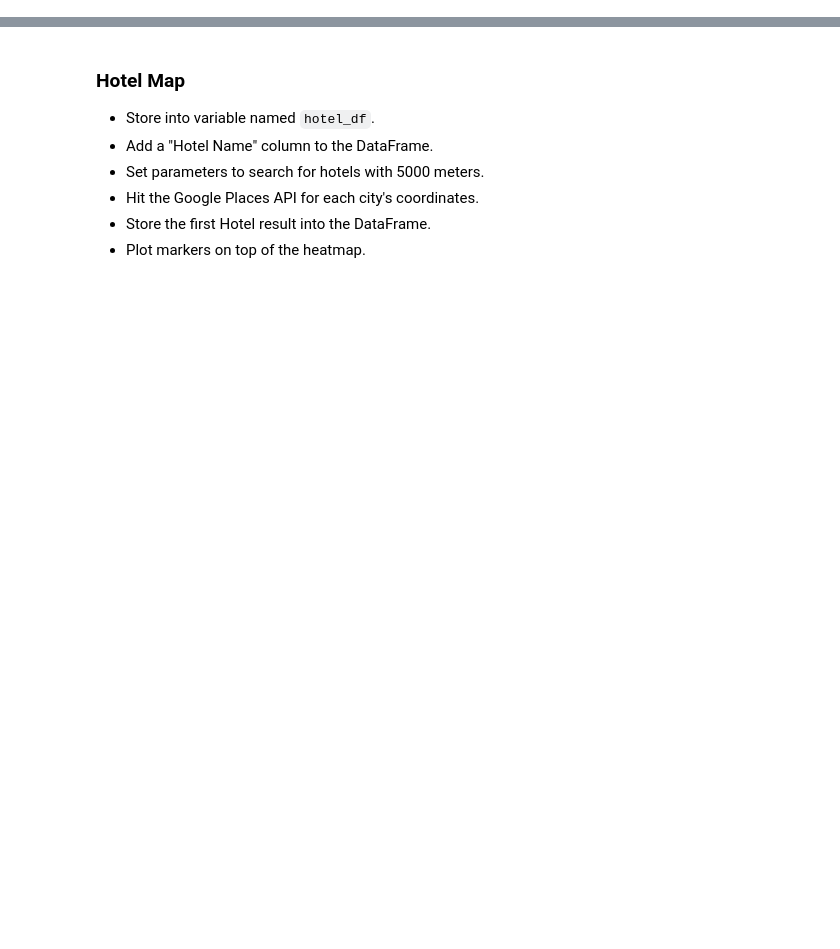
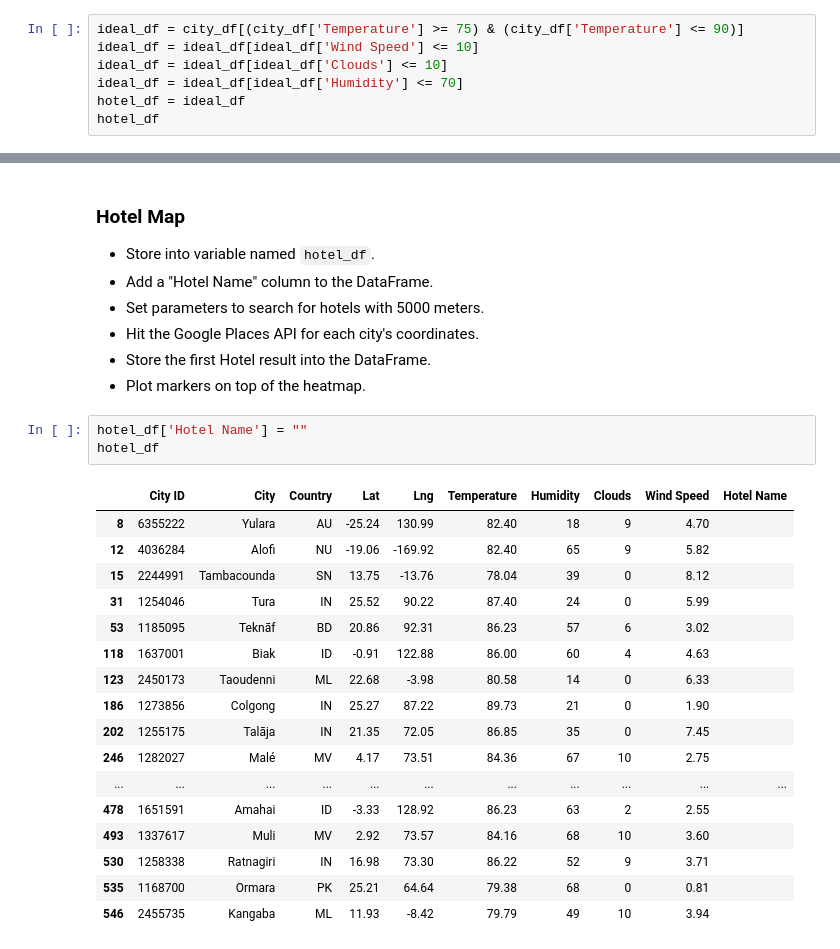
Before and after one commit to msadowski20/python-api-challenge, a Jupyter notebook: VacationPy/VacationPy.ipynb, the cells around one changed output, grey strips where cells are left out. Saved outputs shown, nothing was run; the diff lists cells and outputs as text; blank space fills up the shorter version.

```diff
--- a/VacationPy/VacationPy.ipynb
+++ b/VacationPy/VacationPy.ipynb
@@ -63,3 +63,10 @@ fig
 ### Create new DataFrame fitting weather criteria
 * Narrow down the cities to fit weather conditions.
 * Drop any rows will null values.
+# %%
+ideal_df = city_df[(city_df['Temperature'] >= 75) & (city_df['Temperature'] <= 90)]
+ideal_df = ideal_df[ideal_df['Wind Speed'] <= 10]
+ideal_df = ideal_df[ideal_df['Clouds'] <= 10]
+ideal_df = ideal_df[ideal_df['Humidity'] <= 70]
+hotel_df = ideal_df
+hotel_df
@@ -71,3 +96,24 @@ fig
 * Hit the Google Places API for each city's coordinates.
 * Store the first Hotel result into the DataFrame.
 * Plot markers on top of the heatmap.
+# %%
+hotel_df['Hotel Name'] = ""
+hotel_df
+# %% [output]
+|  | City ID | City | Country | Lat | Lng | Temperature | Humidity | Clouds | Wind Speed | Hotel Name |
+| 8 | 6355222 | Yulara | AU | -25.24 | 130.99 | 82.40 | 18 | 9 | 4.70 |  |
+| 12 | 4036284 | Alofi | NU | -19.06 | -169.92 | 82.40 | 65 | 9 | 5.82 |  |
+| 15 | 2244991 | Tambacounda | SN | 13.75 | -13.76 | 78.04 | 39 | 0 | 8.12 |  |
+| 31 | 1254046 | Tura | IN | 25.52 | 90.22 | 87.40 | 24 | 0 | 5.99 |  |
+| 53 | 1185095 | Teknāf | BD | 20.86 | 92.31 | 86.23 | 57 | 6 | 3.02 |  |
+| 118 | 1637001 | Biak | ID | -0.91 | 122.88 | 86.00 | 60 | 4 | 4.63 |  |
+| 123 | 2450173 | Taoudenni | ML | 22.68 | -3.98 | 80.58 | 14 | 0 | 6.33 |  |
+| 186 | 1273856 | Colgong | IN | 25.27 | 87.22 | 89.73 | 21 | 0 | 1.90 |  |
+| 202 | 1255175 | Talāja | IN | 21.35 | 72.05 | 86.85 | 35 | 0 | 7.45 |  |
+| 246 | 1282027 | Malé | MV | 4.17 | 73.51 | 84.36 | 67 | 10 | 2.75 |  |
+| ... | ... | ... | ... | ... | ... | ... | ... | ... | ... | ... |
+| 478 | 1651591 | Amahai | ID | -3.33 | 128.92 | 86.23 | 63 | 2 | 2.55 |  |
+| 493 | 1337617 | Muli | MV | 2.92 | 73.57 | 84.16 | 68 | 10 | 3.60 |  |
+| 530 | 1258338 | Ratnagiri | IN | 16.98 | 73.30 | 86.22 | 52 | 9 | 3.71 |  |
+| 535 | 1168700 | Ormara | PK | 25.21 | 64.64 | 79.38 | 68 | 0 | 0.81 |  |
+| 546 | 2455735 | Kangaba | ML | 11.93 | -8.42 | 79.79 | 49 | 10 | 3.94 |  |
```
Also changed, not shown: parts of 7 cells of this notebook, 3 other files.
